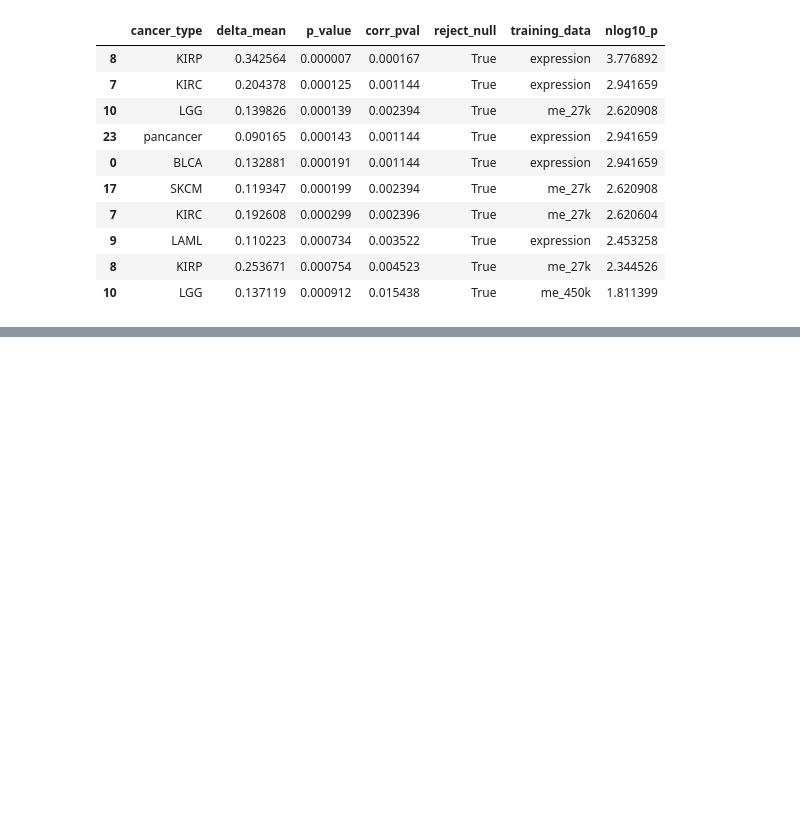
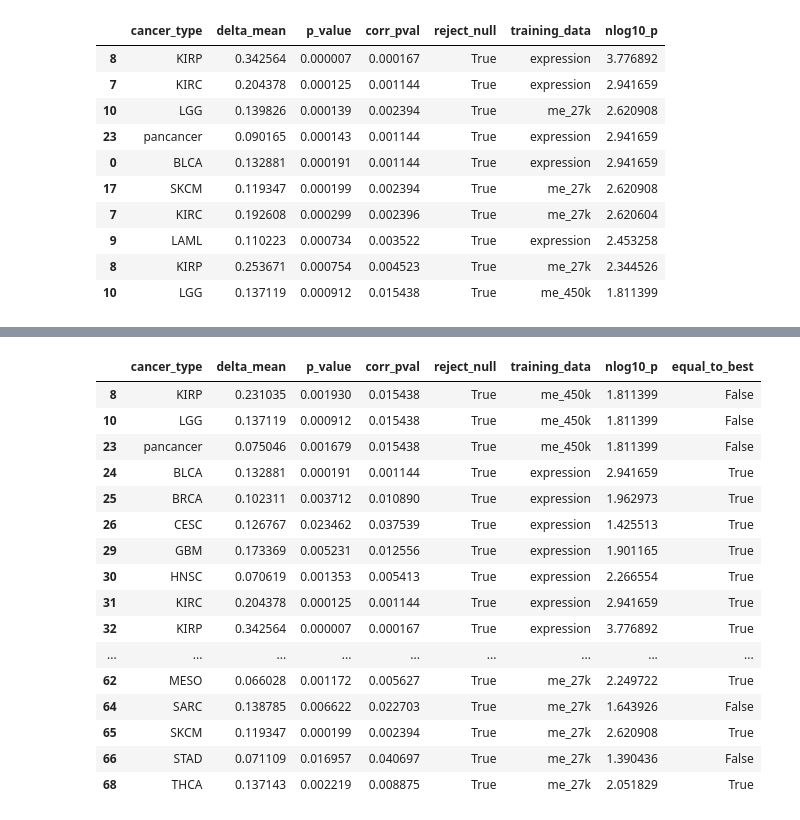
Before and after one commit to greenelab/mpmp, a Jupyter notebook: 06_predict_survival/plot_survival_results.ipynb, the cells around one changed output, grey strips where cells are left out. Cells and saved outputs as stored; diff of their text form; code cells hidden in the pictures; blank space fills up the shorter version.

```diff
--- a/06_predict_survival/plot_survival_results.ipynb
+++ b/06_predict_survival/plot_survival_results.ipynb
@@ -240,0 +265,20 @@ Text(0.5, 1.0, 'Performance by cancer type for survival prediction, expression v
+# %%
+diff_df[diff_df['reject_null']]
+# %% [output]
+|  | cancer_type | delta_mean | p_value | corr_pval | reject_null | training_data | nlog10_p | equal_to_best |
+| 8 | KIRP | 0.231035 | 0.001930 | 0.015438 | True | me_450k | 1.811399 | False |
+| 10 | LGG | 0.137119 | 0.000912 | 0.015438 | True | me_450k | 1.811399 | False |
+| 23 | pancancer | 0.075046 | 0.001679 | 0.015438 | True | me_450k | 1.811399 | False |
+| 24 | BLCA | 0.132881 | 0.000191 | 0.001144 | True | expression | 2.941659 | True |
+| 25 | BRCA | 0.102311 | 0.003712 | 0.010890 | True | expression | 1.962973 | True |
+| 26 | CESC | 0.126767 | 0.023462 | 0.037539 | True | expression | 1.425513 | True |
+| 29 | GBM | 0.173369 | 0.005231 | 0.012556 | True | expression | 1.901165 | True |
+| 30 | HNSC | 0.070619 | 0.001353 | 0.005413 | True | expression | 2.266554 | True |
+| 31 | KIRC | 0.204378 | 0.000125 | 0.001144 | True | expression | 2.941659 | True |
+| 32 | KIRP | 0.342564 | 0.000007 | 0.000167 | True | expression | 3.776892 | True |
+| ... | ... | ... | ... | ... | ... | ... | ... | ... |
+| 62 | MESO | 0.066028 | 0.001172 | 0.005627 | True | me_27k | 2.249722 | True |
+| 64 | SARC | 0.138785 | 0.006622 | 0.022703 | True | me_27k | 1.643926 | False |
+| 65 | SKCM | 0.119347 | 0.000199 | 0.002394 | True | me_27k | 2.620908 | True |
+| 66 | STAD | 0.071109 | 0.016957 | 0.040697 | True | me_27k | 1.390436 | False |
+| 68 | THCA | 0.137143 | 0.002219 | 0.008875 | True | me_27k | 2.051829 | True |
```
Also changed, not shown: parts of 3 cells of this notebook, 1 other file.
